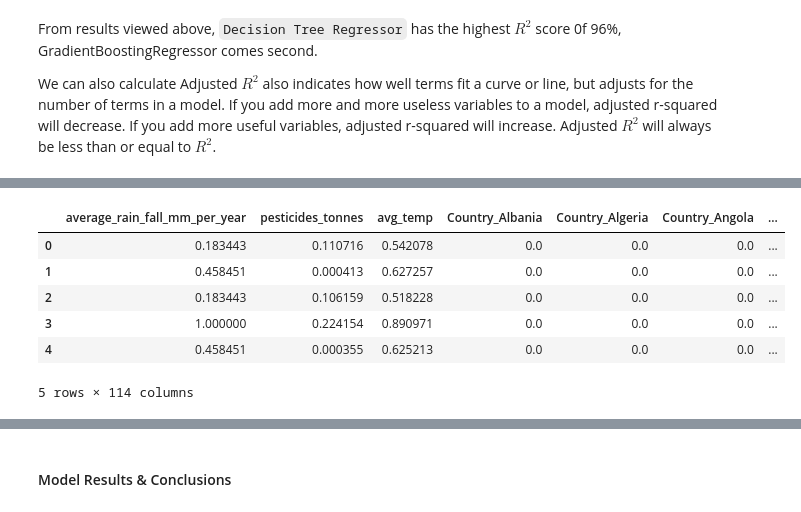
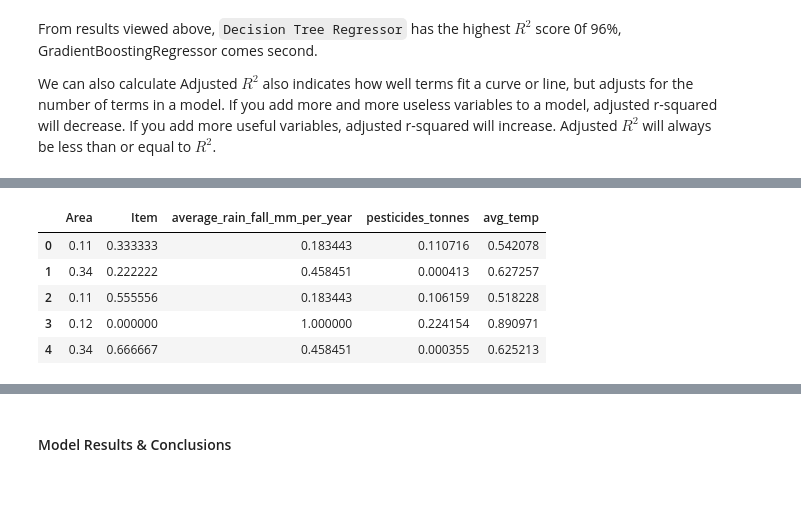
Before and after one commit to Zummit-Africa-Inc/Crop-Yield-Prediction, a Jupyter notebook: tasks/Crop-Yield-Prediction1/Crop-Yield-Prediction.ipynb, the cells around one changed output, grey strips where cells are left out. Drawn from its saved outputs; the diff is of its cells as text; code cells hidden in the pictures.

```diff
--- a/tasks/Crop-Yield-Prediction1/Crop-Yield-Prediction.ipynb
+++ b/tasks/Crop-Yield-Prediction1/Crop-Yield-Prediction.ipynb
@@ -359,3 +373,6 @@ yield_df.describe()
 | max | 2013.000000 | 501412.000000 | 3240.00000 | 367778.000000 | 30.650000 |
 # %% [markdown]
 It can be noticed the high variance in the values for each columns of the dataset, later on we will account for that by scaling.
+# %%
+pd.set_option('display.max_rows', 120)
+yield_df.Area.value_counts()
@@ -436,5 +584,5 @@ from sklearn.preprocessing import OneHotEncoder
 # %%
-yield_df_onehot = pd.get_dummies(yield_df, columns=['Area',"Item"], prefix = ['Country',"Item"])
+yield_df_onehot = yield_df.replace(cleanup_nums)
 features=yield_df_onehot.loc[:, yield_df_onehot.columns != 'hg/ha_yield']
 label=yield_df['hg/ha_yield']
 features.head()
@@ -554,22 +715,13 @@ yield_df_onehot.head()
 # %%
 #setting test data to columns from dataframe and excluding 'hg/ha_yield' values where ML model should be predicting
 
 test_df=pd.DataFrame(test_data,columns=yield_df_onehot.loc[:, yield_df_onehot.columns != 'hg/ha_yield'].columns)
 
-# using stack function to return a reshaped DataFrame by pivoting the columns of the current dataframe
-
-cntry=test_df[[col for col in test_df.columns if 'Country' in col]].stack()[test_df[[col for col in test_df.columns if 'Country' in col]].stack()>0]
-cntrylist=list(pd.DataFrame(cntry).index.get_level_values(1))
-countries=[i.split("_")[1] for i in cntrylist]
-itm=test_df[[col for col in test_df.columns if 'Item' in col]].stack()[test_df[[col for col in test_df.columns if 'Item' in col]].stack()>0]
-itmlist=list(pd.DataFrame(itm).index.get_level_values(1))
-items=[i.split("_")[1] for i in itmlist]
 test_df.head()
 # %% [output]
-|  | average_rain_fall_mm_per_year | pesticides_tonnes | avg_temp | Country_Albania | Country_Algeria | Country_Angola | ... |
-| 0 | 0.183443 | 0.110716 | 0.542078 | 0.0 | 0.0 | 0.0 | ... |
-| 1 | 0.458451 | 0.000413 | 0.627257 | 0.0 | 0.0 | 0.0 | ... |
-| 2 | 0.183443 | 0.106159 | 0.518228 | 0.0 | 0.0 | 0.0 | ... |
-| 3 | 1.000000 | 0.224154 | 0.890971 | 0.0 | 0.0 | 0.0 | ... |
-| 4 | 0.458451 | 0.000355 | 0.625213 | 0.0 | 0.0 | 0.0 | ... |
+|  | Area | Item | average_rain_fall_mm_per_year | pesticides_tonnes | avg_temp |
+| 0 | 0.11 | 0.333333 | 0.183443 | 0.110716 | 0.542078 |
+| 1 | 0.34 | 0.222222 | 0.458451 | 0.000413 | 0.627257 |
+| 2 | 0.11 | 0.555556 | 0.183443 | 0.106159 | 0.518228 |
+| 3 | 0.12 | 0.000000 | 1.000000 | 0.224154 | 0.890971 |
+| 4 | 0.34 | 0.666667 | 0.458451 | 0.000355 | 0.625213 |
-5 rows × 114 columns
```
Also changed, not shown: parts of 25 cells of this notebook, 3 other files.
